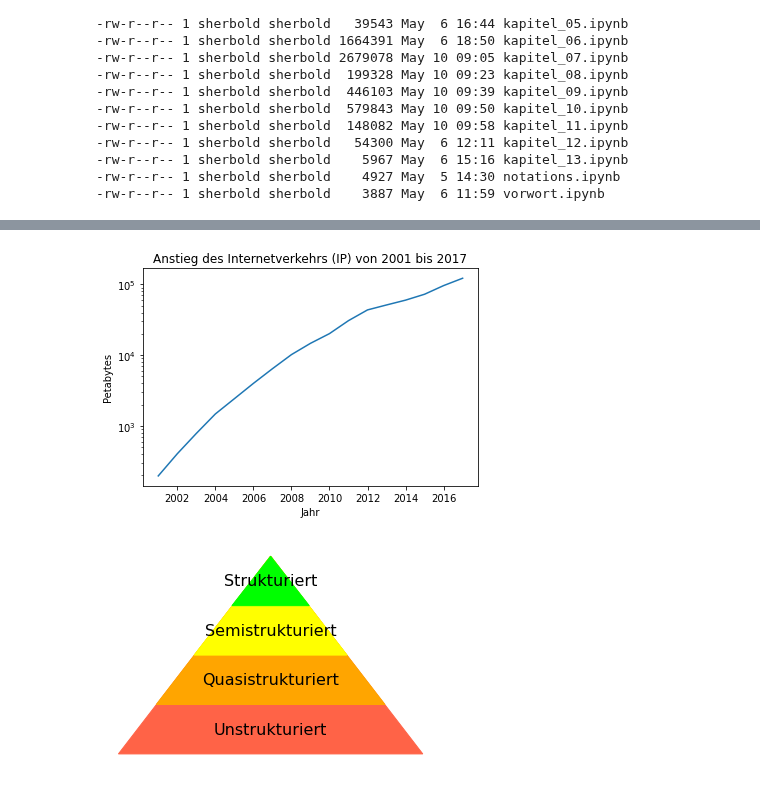
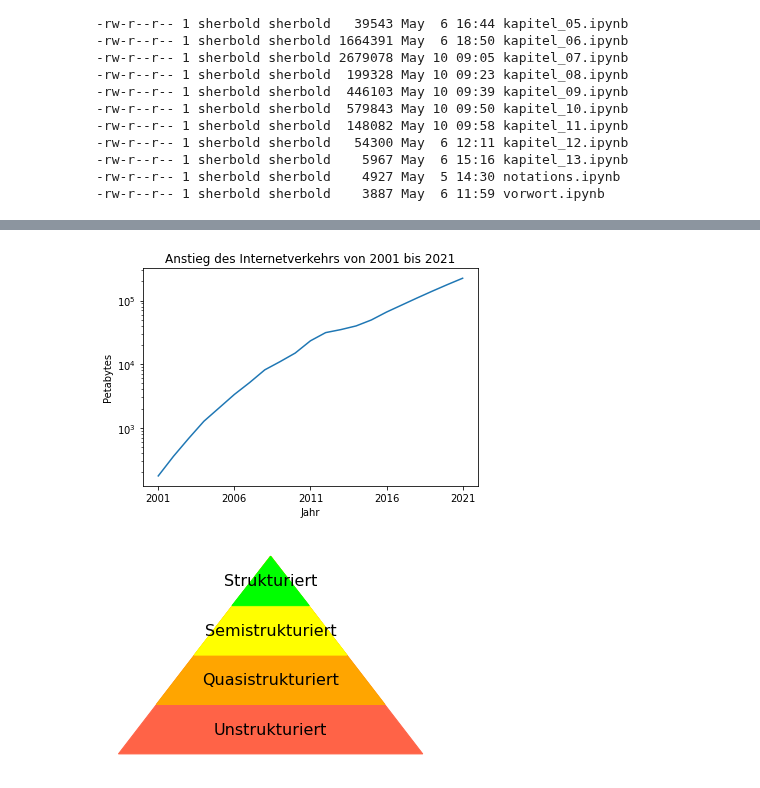
Before and after one commit to sherbold/data-science-crashkurs, a Jupyter notebook: content/chapters/kapitel_01.ipynb, the cells around one changed output, grey strips where cells are left out. Cells and saved outputs as stored; diff of their text form; code cells hidden in the pictures.

```diff
--- a/content/chapters/kapitel_01.ipynb
+++ b/content/chapters/kapitel_01.ipynb
@@ -194,37 +194,38 @@ import matplotlib.pyplot as plt
 
 
 
-traffic = [197, 405, 784, 1477, 2426, 3992, 6430, 10174, 14686,
-           20151, 30734, 43570, 51168, 59848, 72521, 96054, 122000]
+traffic = [175, 356, 681, 1267, 2055, 3339, 5129, 8140, 10942,
+           14955, 23288, 31339, 34952, 39909, 49494, 65942, 85000, 109568, 140288, 178176, 224256]
 
 fig, ax = plt.subplots()
-ax.plot(range(2001, 2018), traffic)
+ax.plot(range(2001, 2022), traffic)
 ax.set_yscale('log')
 ax.set_ylabel('Petabytes')
 ax.set_xlabel('Jahr')
-ax.set_title('Anstieg des Internetverkehrs (IP) von 2001 bis 2017')
+ax.set_xticks([2001, 2006, 2011, 2016, 2021])
+ax.set_title('Anstieg des Internetverkehrs von 2001 bis 2021')
 plt.savefig('images/webtraffic.png')
 
 
 x_diff = 0.995
 y_diff = 2.25
 X = np.array([[0,0], [4,9], [8, 0]])
 X2 = np.array([[1*x_diff, 1*y_diff], [4, 9], [8-1*x_diff, 1*y_diff]])
 X3 = np.array([[2*x_diff, 2*y_diff], [4, 9], [8-2*x_diff, 2*y_diff]])
 X4 = np.array([[3*x_diff, 3*y_diff], [4, 9], [8-3*x_diff, 3*y_diff]])
 
 fig, ax = plt.subplots()
 ax.scatter(X[:, 0], X[:, 1], s=0)
 ax.add_patch(plt.Polygon(X, color='tomato'))
 ax.add_patch(plt.Polygon(X2, color='orange'))
 ax.add_patch(plt.Polygon(X3, color='yellow'))
 ax.add_patch(plt.Polygon(X4, color='lime'))
 ax.text(4, 0.5*y_diff, 'Unstrukturiert', fontsize=16, ha='center', va='center')
 ax.text(4, 1.5*y_diff, 'Quasistrukturiert', fontsize=16, ha='center', va='center')
 ax.text(4, 2.5*y_diff, 'Semistrukturiert', fontsize=16, ha='center', va='center')
 ax.text(4, 3.5*y_diff, 'Strukturiert', fontsize=16, ha='center', va='center')
 ax.axis('off')
 plt.savefig('images/data_structures.png')
 # %% [output]
-[figure, old version]
+[figure, new version]
 [figure]
```
Also changed, not shown: parts of 2 cells of this notebook, 2 other files.
